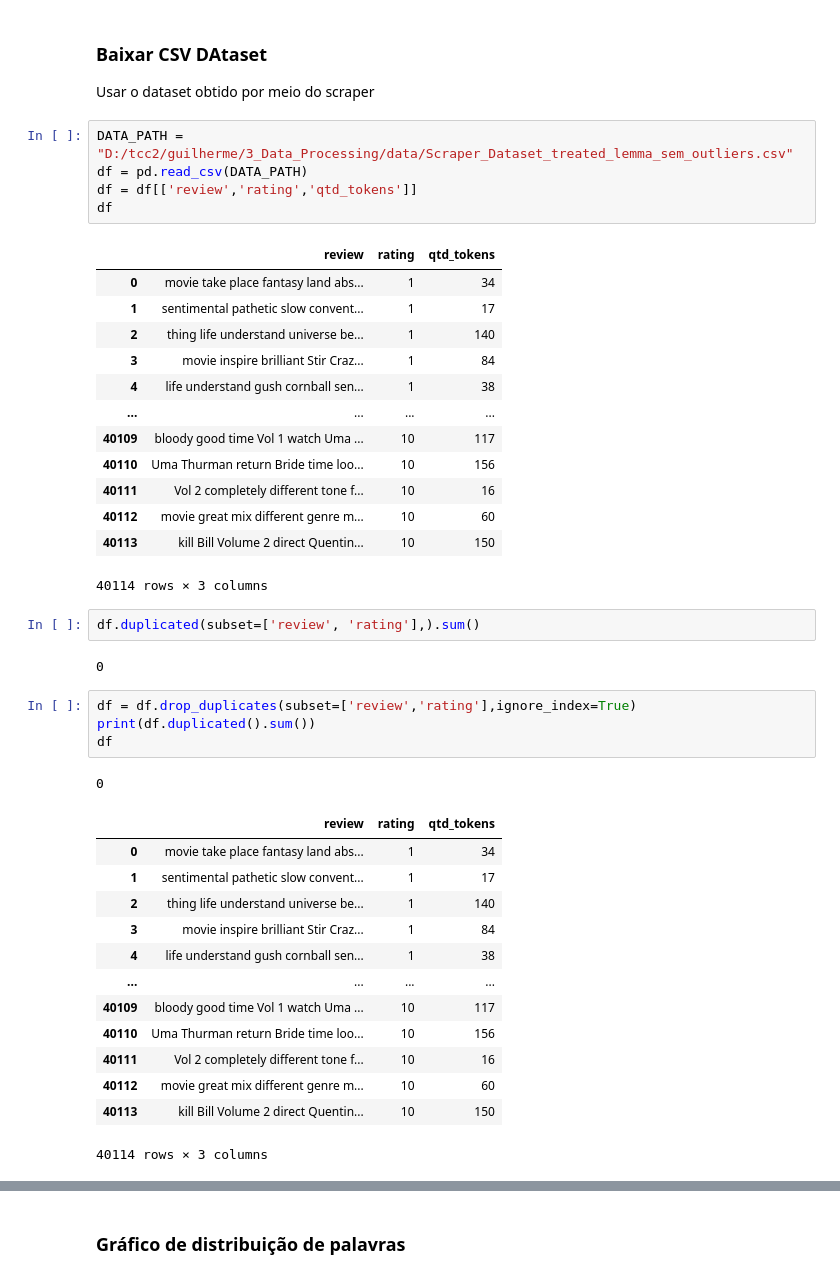
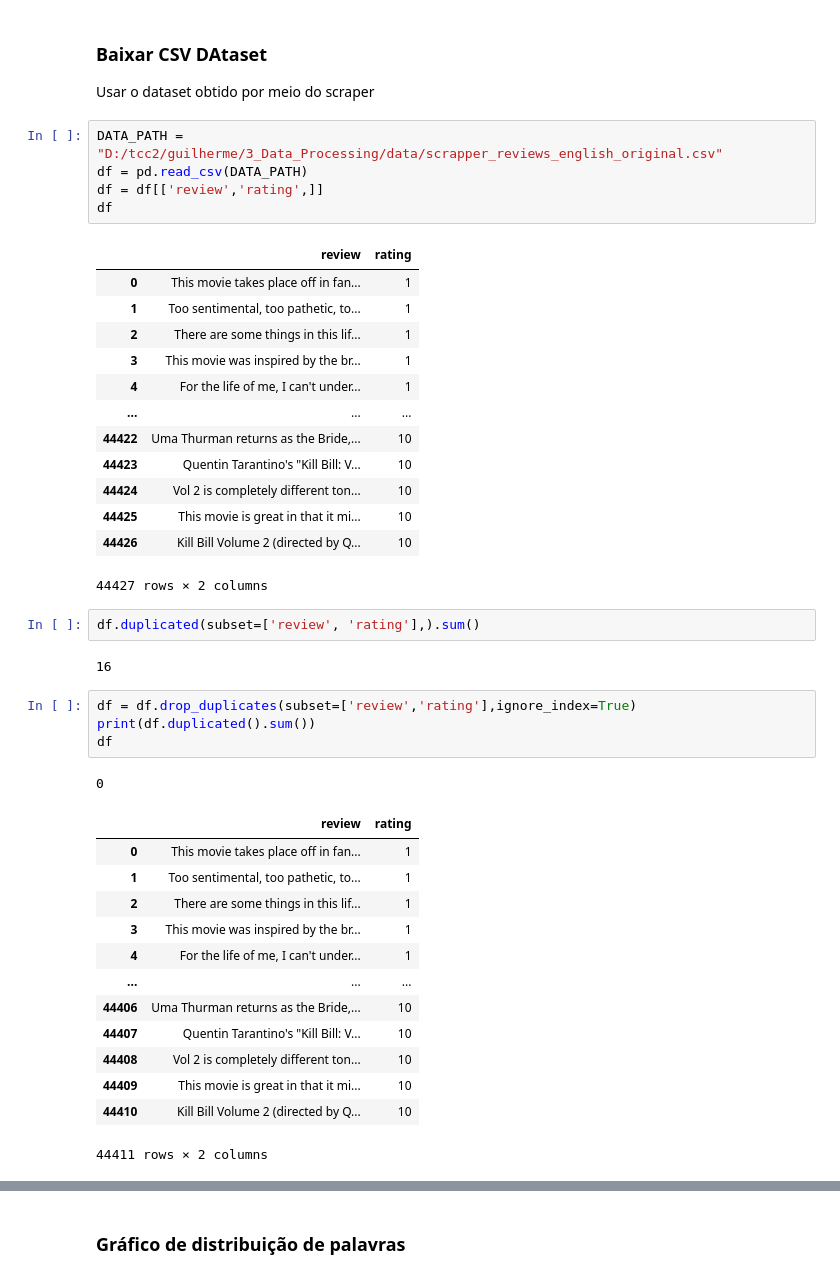
Before and after one commit to guilhermeerib/Classification-Model---TCC, a Jupyter notebook: 4_Multiclass_Classification_Models/BERT/model2/class_pos_neg/com_outliers/Model2_ClassificationBERT.ipynb, the cells around one changed output, grey strips where cells are left out. Saved outputs shown, nothing was run; the diff lists cells and outputs as text.

```diff
--- a/4_Multiclass_Classification_Models/BERT/model2/class_pos_neg/com_outliers/Model2_ClassificationBERT.ipynb
+++ b/4_Multiclass_Classification_Models/BERT/model2/class_pos_neg/com_outliers/Model2_ClassificationBERT.ipynb
@@ -56,45 +58,45 @@ O diretório de trabalho atual é: d:\tcc2\guilherme\4_Multiclass_Classification
 
 Usar o dataset obtido por meio do scraper
 # %%
-DATA_PATH = "D:/tcc2/guilherme/3_Data_Processing/data/Scraper_Dataset_treated_lemma_sem_outliers.csv"
+DATA_PATH = "D:/tcc2/guilherme/3_Data_Processing/data/scrapper_reviews_english_original.csv"
 df = pd.read_csv(DATA_PATH)
-df = df[['review','rating','qtd_tokens']]
+df = df[['review','rating',]]
 df
 # %% [output]
-|  | review | rating | qtd_tokens |
-| 0 | movie take place fantasy land abs... | 1 | 34 |
-| 1 | sentimental pathetic slow convent... | 1 | 17 |
-| 2 | thing life understand universe be... | 1 | 140 |
-| 3 | movie inspire brilliant Stir Craz... | 1 | 84 |
-| 4 | life understand gush cornball sen... | 1 | 38 |
-| ... | ... | ... | ... |
-| 40109 | bloody good time Vol 1 watch Uma ... | 10 | 117 |
-| 40110 | Uma Thurman return Bride time loo... | 10 | 156 |
-| 40111 | Vol 2 completely different tone f... | 10 | 16 |
-| 40112 | movie great mix different genre m... | 10 | 60 |
-| 40113 | kill Bill Volume 2 direct Quentin... | 10 | 150 |
+|  | review | rating |
+| 0 | This movie takes place off in fan... | 1 |
+| 1 | Too sentimental, too pathetic, to... | 1 |
+| 2 | There are some things in this lif... | 1 |
+| 3 | This movie was inspired by the br... | 1 |
+| 4 | For the life of me, I can't under... | 1 |
+| ... | ... | ... |
+| 44422 | Uma Thurman returns as the Bride,... | 10 |
+| 44423 | Quentin Tarantino's "Kill Bill: V... | 10 |
+| 44424 | Vol 2 is completely different ton... | 10 |
+| 44425 | This movie is great in that it mi... | 10 |
+| 44426 | Kill Bill Volume 2 (directed by Q... | 10 |
-40114 rows × 3 columns
+44427 rows × 2 columns
 # %%
 df.duplicated(subset=['review', 'rating'],).sum()
 # %% [output]
-0
+16
 # %%
 df = df.drop_duplicates(subset=['review','rating'],ignore_index=True)
 print(df.duplicated().sum())
 df
 # %% [output]
 0
-|  | review | rating | qtd_tokens |
-| 0 | movie take place fantasy land abs... | 1 | 34 |
-| 1 | sentimental pathetic slow convent... | 1 | 17 |
-| 2 | thing life understand universe be... | 1 | 140 |
-| 3 | movie inspire brilliant Stir Craz... | 1 | 84 |
-| 4 | life understand gush cornball sen... | 1 | 38 |
-| ... | ... | ... | ... |
-| 40109 | bloody good time Vol 1 watch Uma ... | 10 | 117 |
-| 40110 | Uma Thurman return Bride time loo... | 10 | 156 |
-| 40111 | Vol 2 completely different tone f... | 10 | 16 |
-| 40112 | movie great mix different genre m... | 10 | 60 |
-| 40113 | kill Bill Volume 2 direct Quentin... | 10 | 150 |
+|  | review | rating |
+| 0 | This movie takes place off in fan... | 1 |
+| 1 | Too sentimental, too pathetic, to... | 1 |
+| 2 | There are some things in this lif... | 1 |
+| 3 | This movie was inspired by the br... | 1 |
+| 4 | For the life of me, I can't under... | 1 |
+| ... | ... | ... |
+| 44406 | Uma Thurman returns as the Bride,... | 10 |
+| 44407 | Quentin Tarantino's "Kill Bill: V... | 10 |
+| 44408 | Vol 2 is completely different ton... | 10 |
+| 44409 | This movie is great in that it mi... | 10 |
+| 44410 | Kill Bill Volume 2 (directed by Q... | 10 |
-40114 rows × 3 columns
+44411 rows × 2 columns
 # %%
```
Also changed, not shown: parts of 33 cells of this notebook, 12 other files.
